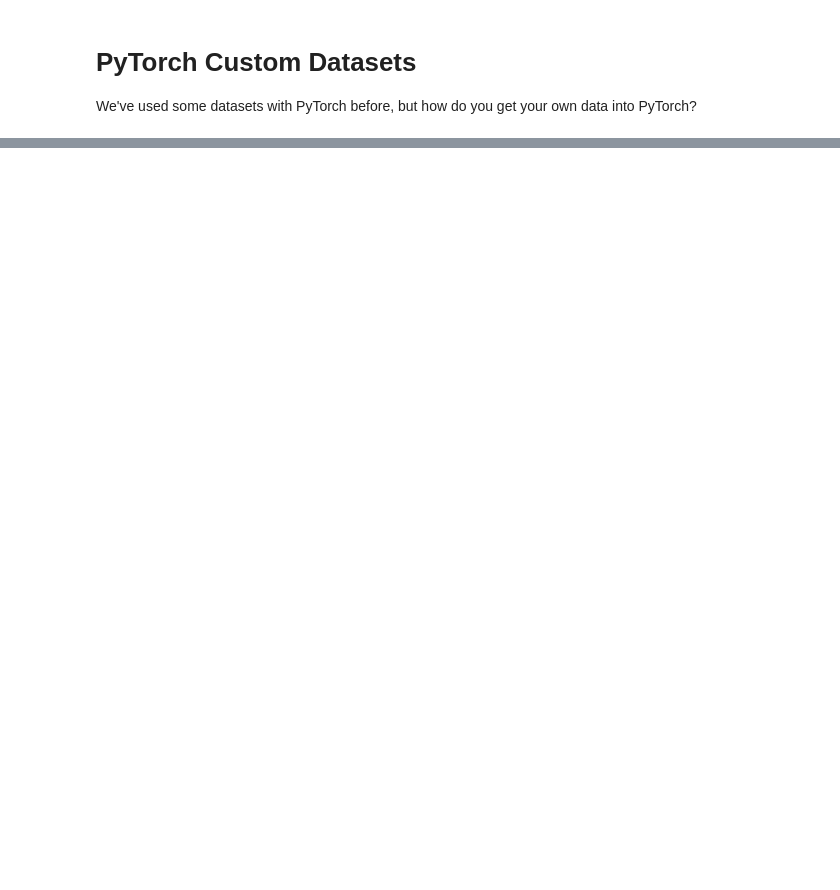
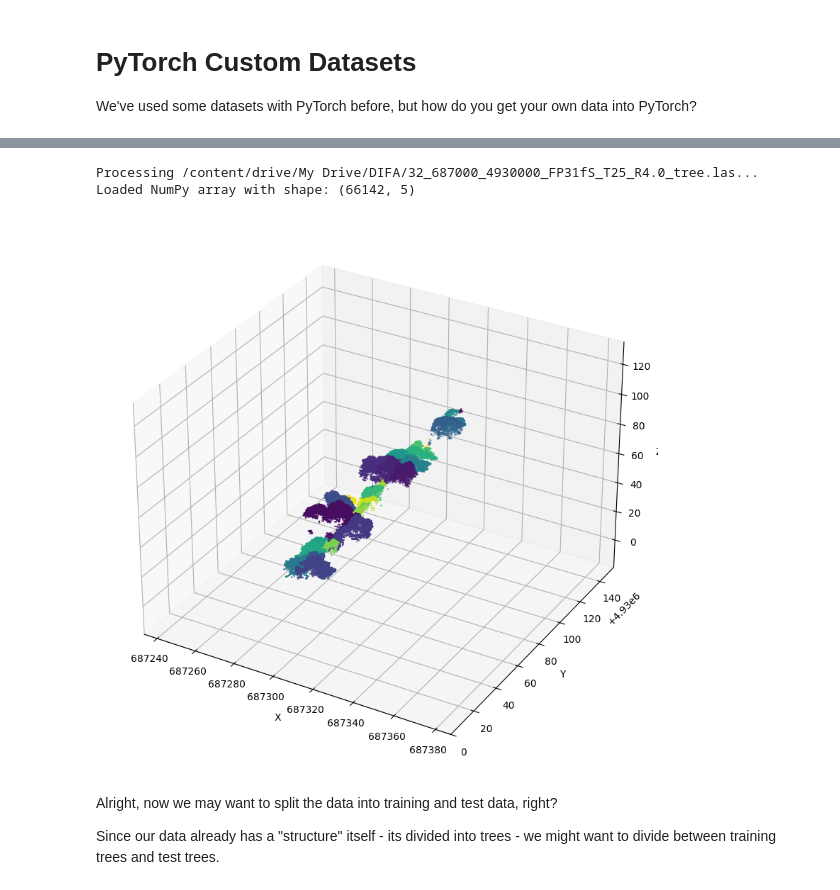
Before and after one commit to MatteoFalcioni/PyTorch_basics, a Jupyter notebook: 07_custom_datasets.ipynb, the cells around one changed output, grey strips where cells are left out. Cells and saved outputs as stored; diff of their text form; code cells hidden in the pictures; blank space fills up the shorter version.

```diff
--- a/07_custom_datasets.ipynb
+++ b/07_custom_datasets.ipynb
@@ -21,0 +181,14 @@ Drive already mounted at /content/drive; to attempt to forcibly remount, call dr
+# %%
+las_file_path3 = '/content/drive/My Drive/DIFA/32_687000_4930000_FP31fS_T25_R4.0_tree.las'
+
+np_points3, feature_names3 = read_las_file_to_numpy(las_file_path3, features_to_extract=features_to_extract)
+
+plot_point_cloud_scaled(np_points3)
+# %% [output]
+Processing /content/drive/My Drive/DIFA/32_687000_4930000_FP31fS_T25_R4.0_tree.las...
+Loaded NumPy array with shape: (66142, 5)
+[figure, added]
+# %% [markdown]
+Alright, now we may want to split the data into training and test data, right?
+
+Since our data already has a "structure" itself - its divided into trees - we might want to divide between training trees and test trees.
```
Also changed, not shown: parts of 15 cells of this notebook.
